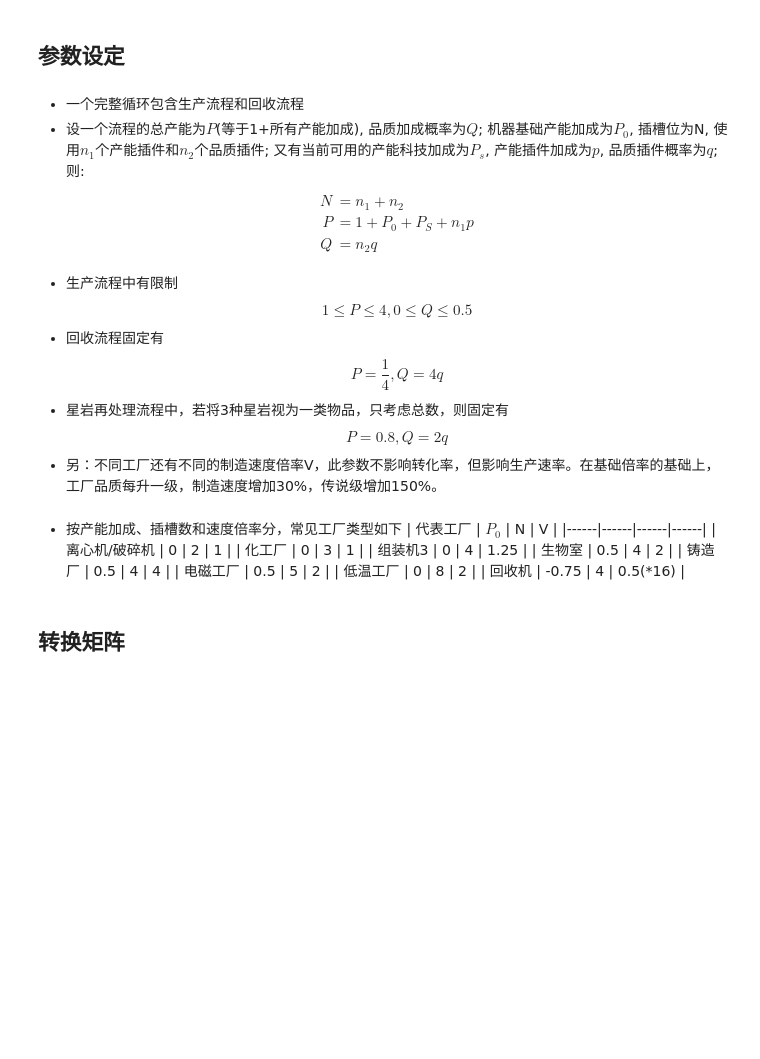
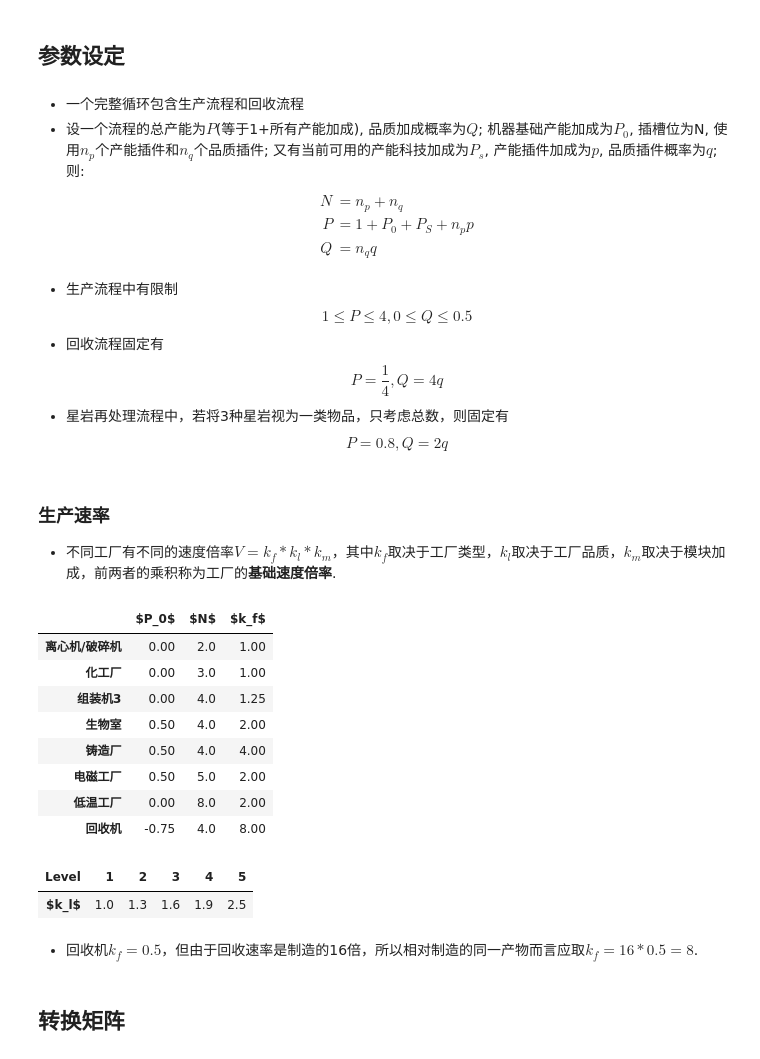
Before and after one commit to Jin-W-FS/Notes, a Jupyter notebook: Factorio_Quality_Producing_Model.ipynb, the cells around one changed output. Drawn from its saved outputs; the diff is of its cells as text; code cells hidden in the pictures; blank space fills up the shorter version.

```diff
--- a/Factorio_Quality_Producing_Model.ipynb
+++ b/Factorio_Quality_Producing_Model.ipynb
@@ -14,11 +14,11 @@ pd.set_option('display.precision', 6)
 ## 参数设定
 # %% [markdown]
 - 一个完整循环包含生产流程和回收流程
-- 设一个流程的总产能为$P$(等于1+所有产能加成), 品质加成概率为$Q$; 机器基础产能加成为$P_0$, 插槽位为N, 使用$n_1$个产能插件和$n_2$个品质插件; 又有当前可用的产能科技加成为$P_s$, 产能插件加成为$p$, 品质插件概率为$q$; 则:
+- 设一个流程的总产能为$P$(等于1+所有产能加成), 品质加成概率为$Q$; 机器基础产能加成为$P_0$, 插槽位为N, 使用$n_p$个产能插件和$n_q$个品质插件; 又有当前可用的产能科技加成为$P_s$, 产能插件加成为$p$, 品质插件概率为$q$; 则:
 $$ \begin{align*}
-N & = n_1 + n_2 \\
-P & = 1 + P_0 + P_S + n_1 p \\
-Q & = n_2 q \\
+N & = n_p + n_q \\
+P & = 1 + P_0 + P_S + n_p p \\
+Q & = n_q q \\
 \end{align*}
 $$
 - 生产流程中有限制
@@ -27,19 +27,38 @@ $$ 1 \le P \le 4, 0 \le Q \le 0.5 $$
 $$P = \frac{1}{4}, Q = 4 q$$
 - 星岩再处理流程中，若将3种星岩视为一类物品，只考虑总数，则固定有
 $$P = 0.8, Q = 2 q$$
-- 另：不同工厂还有不同的制造速度倍率V，此参数不影响转化率，但影响生产速率。在基础倍率的基础上，工厂品质每升一级，制造速度增加30%，传说级增加150%。
-# %% [markdown]
-- 按产能加成、插槽数和速度倍率分，常见工厂类型如下
-| 代表工厂 | $P_0$ | N | V |
-|------|------|------|------|
-| 离心机/破碎机 | 0 | 2 | 1 |
-| 化工厂 | 0 | 3 | 1 |
-| 组装机3 | 0 | 4 | 1.25 |
-| 生物室 | 0.5 | 4 | 2 |
-| 铸造厂 | 0.5 | 4 | 4 |
-| 电磁工厂 | 0.5 | 5 | 2 |
-| 低温工厂 | 0 | 8 | 2 |
-| 回收机 | -0.75 | 4 | 0.5(*16) |
+# %% [markdown]
+### 生产速率
+- 不同工厂有不同的速度倍率$V=k_f*k_l*k_m$，其中$k_f$取决于工厂类型，$k_l$取决于工厂品质，$k_m$取决于模块加成，前两者的乘积称为工厂的**基础速度倍率**.
+# %%
+df_factories = pd.DataFrame(data={
+    "离心机/破碎机 ": [0 , 2 , 1 ],
+    "化工厂 ": [0 , 3 , 1 ],
+    "组装机3 ": [0 , 4 , 1.25 ],
+    "生物室 ": [0.5 , 4 , 2 ],
+    "铸造厂 ": [0.5 , 4 , 4 ],
+    "电磁工厂 ": [0.5 , 5 , 2 ],
+    "低温工厂 ": [0 , 8 , 2 ],
+    "回收机 ": [-0.75 , 4 , 8 ],
+}, index=["$P_0$", "$N$", "$k_f$"]).T
+df_kls = pd.DataFrame(data = [1,1.3,1.6,1.9,2.5], index=pd.Index([1,2,3,4,5], name='Level'), columns=['$k_l$']).T
+
+display(df_factories)
+display(df_kls)
+# %% [output]
+|  | $P_0$ | $N$ | $k_f$ |
+| 离心机/破碎机 | 0.00 | 2.0 | 1.00 |
+| 化工厂 | 0.00 | 3.0 | 1.00 |
+| 组装机3 | 0.00 | 4.0 | 1.25 |
+| 生物室 | 0.50 | 4.0 | 2.00 |
+| 铸造厂 | 0.50 | 4.0 | 4.00 |
+| 电磁工厂 | 0.50 | 5.0 | 2.00 |
+| 低温工厂 | 0.00 | 8.0 | 2.00 |
+| 回收机 | -0.75 | 4.0 | 8.00 |
+| Level | 1 | 2 | 3 | 4 | 5 |
+| $k_l$ | 1.0 | 1.3 | 1.6 | 1.9 | 2.5 |
+# %% [markdown]
+- 回收机$k_f=0.5$，但由于回收速率是制造的16倍，所以相对制造的同一产物而言应取$k_f=16*0.5=8$.
 # %% [markdown]
 ## 转换矩阵
 # %% [markdown]
```
Also changed, not shown: parts of 12 cells of this notebook.
